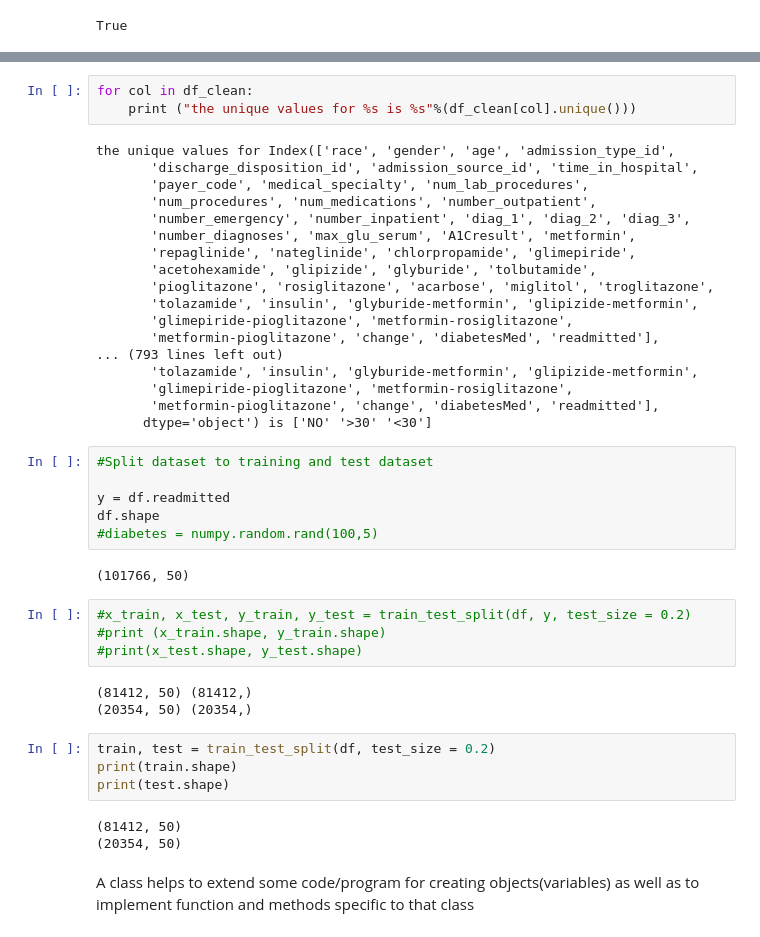
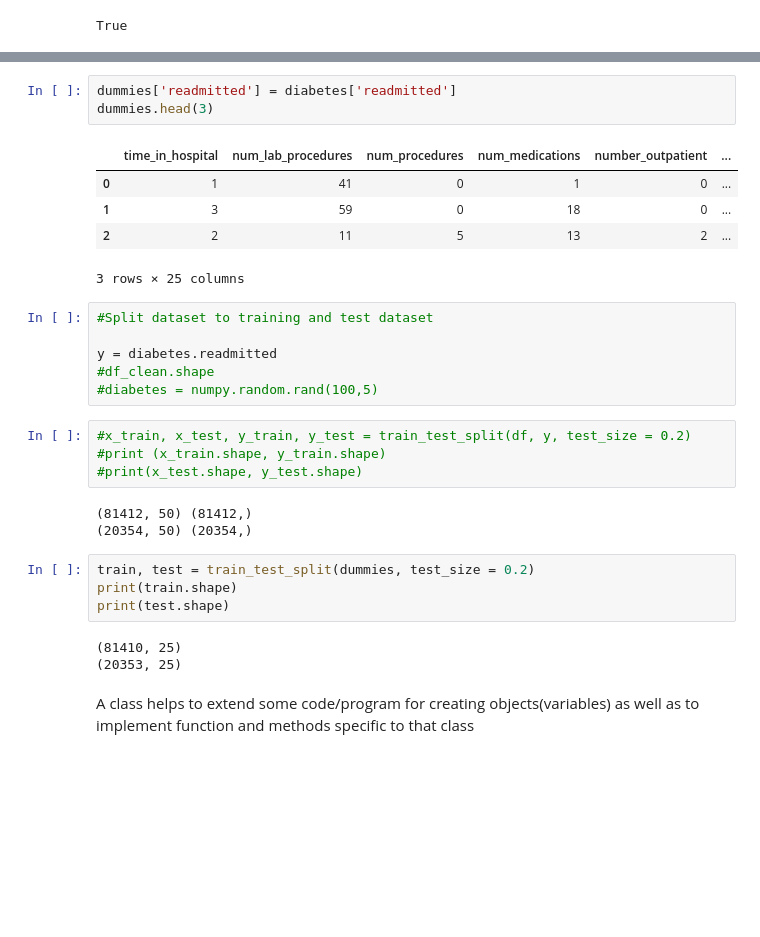
Before and after one commit to hvu815/Data-Analysis, a Jupyter notebook: analysis_notebooks/Yuxin.ipynb, the cells around one changed output, grey strips where cells are left out. Drawn from its saved outputs; the diff is of its cells as text; blank space fills up the shorter version.

```diff
--- a/analysis_notebooks/Yuxin.ipynb
+++ b/analysis_notebooks/Yuxin.ipynb
@@ -220,32 +151,18 @@ dtype: object
-# %%
-for col in df_clean:
-    print ("the unique values for %s is %s"%(df_clean[col].unique()))
-# %% [output]
-the unique values for Index(['race', 'gender', 'age', 'admission_type_id',
-       'discharge_disposition_id', 'admission_source_id', 'time_in_hospital',
-       'payer_code', 'medical_specialty', 'num_lab_procedures',
-       'num_procedures', 'num_medications', 'number_outpatient',
-       'number_emergency', 'number_inpatient', 'diag_1', 'diag_2', 'diag_3',
-       'number_diagnoses', 'max_glu_serum', 'A1Cresult', 'metformin',
-       'repaglinide', 'nateglinide', 'chlorpropamide', 'glimepiride',
-       'acetohexamide', 'glipizide', 'glyburide', 'tolbutamide',
-       'pioglitazone', 'rosiglitazone', 'acarbose', 'miglitol', 'troglitazone',
-       'tolazamide', 'insulin', 'glyburide-metformin', 'glipizide-metformin',
-       'glimepiride-pioglitazone', 'metformin-rosiglitazone',
-       'metformin-pioglitazone', 'change', 'diabetesMed', 'readmitted'],
-... (793 lines left out)
-       'tolazamide', 'insulin', 'glyburide-metformin', 'glipizide-metformin',
-       'glimepiride-pioglitazone', 'metformin-rosiglitazone',
-       'metformin-pioglitazone', 'change', 'diabetesMed', 'readmitted'],
-      dtype='object') is ['NO' '>30' '<30']
+# %%
+dummies['readmitted'] = diabetes['readmitted']
+dummies.head(3)
+# %% [output]
+|  | time_in_hospital | num_lab_procedures | num_procedures | num_medications | number_outpatient | ... |
+| 0 | 1 | 41 | 0 | 1 | 0 | ... |
+| 1 | 3 | 59 | 0 | 18 | 0 | ... |
+| 2 | 2 | 11 | 5 | 13 | 2 | ... |
+3 rows × 25 columns
 # %%
 #Split dataset to training and test dataset
 
-y = df.readmitted
-df.shape
+y = diabetes.readmitted
+#df_clean.shape
 #diabetes = numpy.random.rand(100,5)
-# %% [output]
-(101766, 50)
 # %%
 #x_train, x_test, y_train, y_test = train_test_split(df, y, test_size = 0.2)
 #print (x_train.shape, y_train.shape)
@@ -254,12 +171,12 @@ df.shape
 (81412, 50) (81412,)
 (20354, 50) (20354,)
 # %%
-train, test = train_test_split(df, test_size = 0.2)
+train, test = train_test_split(dummies, test_size = 0.2)
 print(train.shape)
 print(test.shape)
 # %% [output]
-(81412, 50)
-(20354, 50)
+(81410, 25)
+(20353, 25)
 # %% [markdown]
 A class helps to extend some code/program for creating objects(variables) as well as to implement function and methods specific to that class
 # %% [markdown]
```
Also changed, not shown: parts of 22 cells of this notebook.
